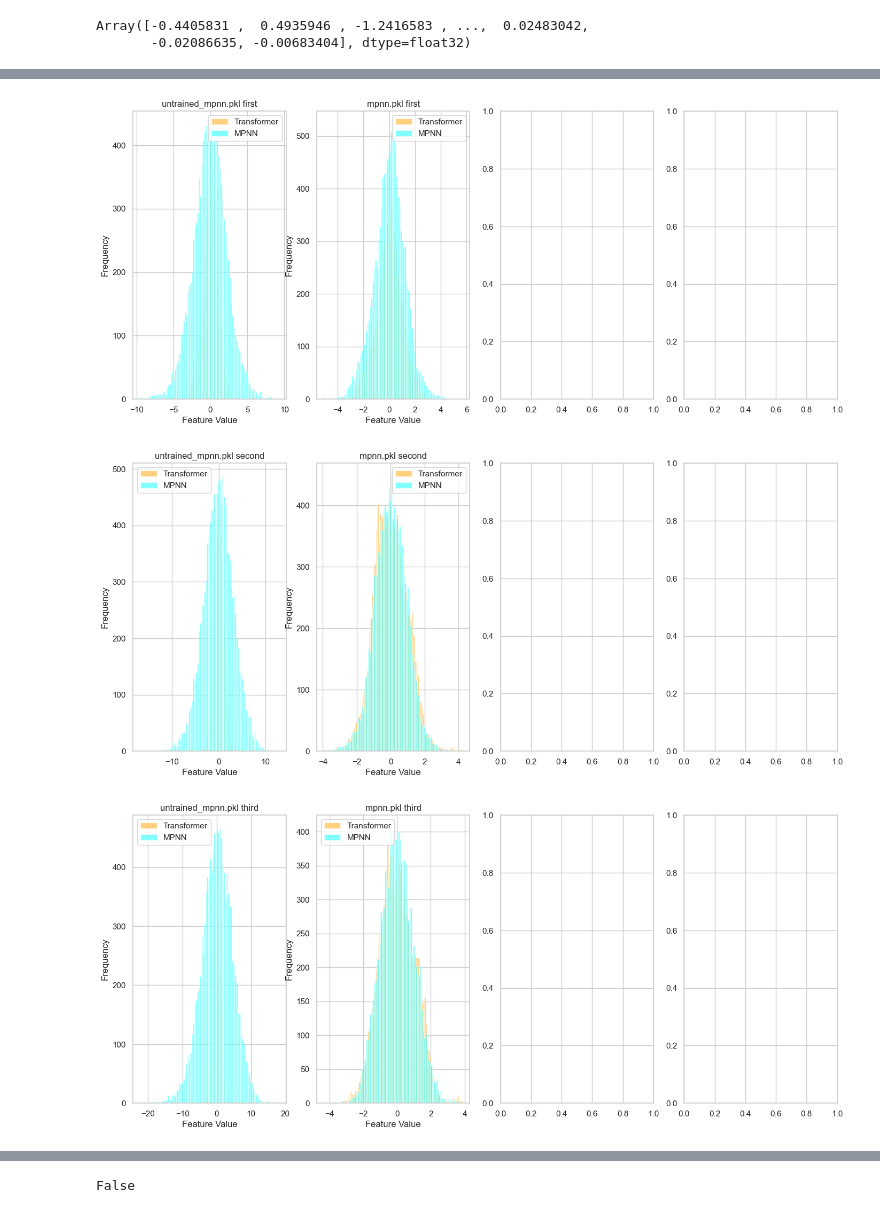
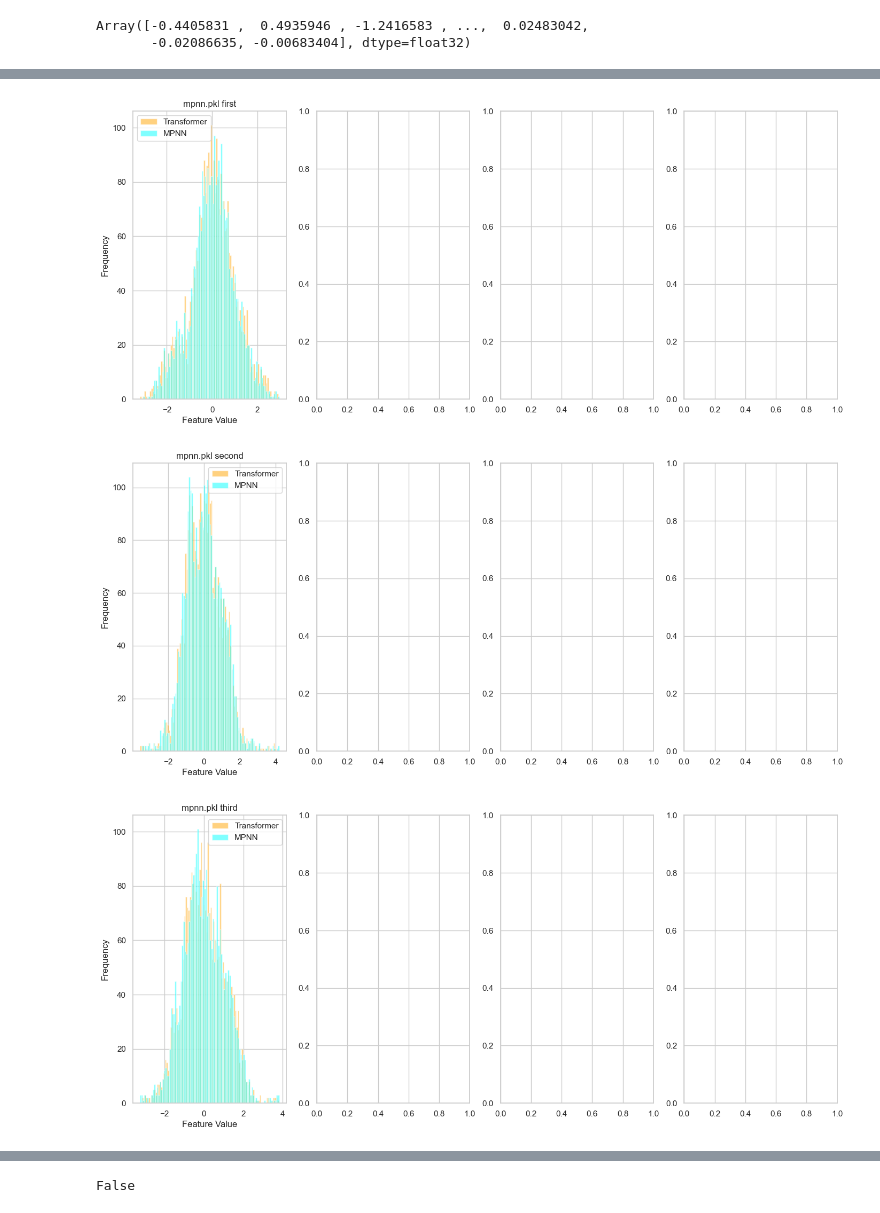
Before and after one commit to baon6052/gnn_transformer_alignment, a Jupyter notebook: visualise_embeddings.ipynb, the cells around one changed output, grey strips where cells are left out. Drawn from its saved outputs; the diff is of its cells as text; code cells hidden in the pictures.

Commit message:
Add pretrained transformer checks | Concatenate node and edge embeddings

```diff
--- a/visualise_embeddings.ipynb
+++ b/visualise_embeddings.ipynb
@@ -31,7 +32,7 @@ train_dataloader = dataloader(DatasetPath.TRAIN_PATH)
     transformer_edge_embedding,
 ) = next(train_dataloader)
 # %%
-for batch in dataloader(DatasetPath.TRAIN_PATH):
+for batch in dataloader(DatasetPath.VALIDATION_PATH):
     inputs, targets = batch[:-1], batch[-1]
     batch = (
         *inputs,
@@ -39,7 +40,7 @@ for batch in dataloader(DatasetPath.TRAIN_PATH):
     )
     break
 # %%
-def model_fn(node_fts, edge_fts, graph_fts, adj_mat, hidden):
+def model_fn(node_fts, edge_fts, graph_fts, adj_mat, hidden, edge_em):
     model = AlignedMPNN(
         nb_layers=3,
         out_size=192,
@@ -48,7 +49,7 @@ def model_fn(node_fts, edge_fts, graph_fts, adj_mat, hidden):
         reduction=jnp.max,
         num_layers=3,
     )
-    return model(node_fts, edge_fts, graph_fts, adj_mat, hidden)
+    return model(node_fts, edge_fts, graph_fts, adj_mat, hidden, edge_em)
 
 
 model = hk.without_apply_rng(hk.transform(model_fn))
@@ -59,8 +60,9 @@ parameters = model.init(
     graph_fts=input_graph_features,
     adj_mat=input_adjacency_matrix,
     hidden=input_hidden_node_features,
+    edge_em=input_hidden_edge_features,
 )
-ckpt = Checkpointer(f"{MODEL_DIR}/untrained_mpnn.pkl")#aligned_mpnn_all_layers.pkl")
+ckpt = Checkpointer(f"{MODEL_DIR}/mpnn.pkl")#aligned_mpnn_all_layers.pkl")
 parameters = ckpt.load()
 # %%
 jax.numpy.asarray(transformer_edge_embedding).ravel()
@@ -72,7 +74,7 @@ fig, ax_edge = plt.subplots(1, 4, figsize=(17,7))
 fig, ax_first = plt.subplots(1, 4, figsize=(17,7))
 fig, ax_second = plt.subplots(1, 4, figsize=(17,7))
 fig, ax_third = plt.subplots(1, 4, figsize=(17,7))
-for i, path in enumerate(["untrained_mpnn.pkl", "mpnn_vn_all_layers.pkl"]):#"aligned_mpnn_all_layers.pkl", "aligned_mpnn_last_layer.pkl", "aligned_mpnn_one_edge.pkl"]):
+for i, path in enumerate(["mpnn.pkl"]):#"aligned_mpnn_all_layers.pkl", "aligned_mpnn_last_layer.pkl", "aligned_mpnn_one_edge.pkl"]):
     # LOAD MODEL
     model = hk.without_apply_rng(hk.transform(model_fn))
     parameters = model.init(
@@ -82,6 +84,7 @@ for i, path in enumerate(["untrained_mpnn.pkl", "mpnn_vn_all_layers.pkl"]):#"ali
         graph_fts=input_graph_features,
         adj_mat=input_adjacency_matrix,
         hidden=input_hidden_node_features,
+        edge_em = input_hidden_edge_features,
     )
     ckpt = Checkpointer(f"{MODEL_DIR}/{path}")#aligned_mpnn_all_layers.pkl")
     parameters = ckpt.load()
@@ -94,6 +97,7 @@ for i, path in enumerate(["untrained_mpnn.pkl", "mpnn_vn_all_layers.pkl"]):#"ali
         input_graph_fts,
         input_adj_mat,
         input_hidden,
+        input_hidden_edge,
     ),
     transformer_node_features_all_layers,
     transformer_edge_embedding,
@@ -107,6 +111,7 @@ for i, path in enumerate(["untrained_mpnn.pkl", "mpnn_vn_all_layers.pkl"]):#"ali
         input_graph_fts,
         input_adj_mat,
         input_hidden,
+        input_hidden_edge,
     )
     for visualise in ['edges', 'first', 'second', 'third']:
         if visualise == "edges":
@@ -144,6 +149,6 @@ for i, path in enumerate(["untrained_mpnn.pkl", "mpnn_vn_all_layers.pkl"]):#"ali
-[figure, old version]
+[figure, new version]
-[figure, old version]
+[figure, new version]
-[figure, old version]
+[figure, new version]
 # %%
 final_layer_rt = jax.numpy.asarray(transformer_node_features_all_layers[2]).ravel()
 final_layer_mpnn = jax.numpy.asarray(mpnn_node_features_all_layers[2]).ravel()
```
Also changed, not shown: parts of 5 cells of this notebook, 5 other files.
